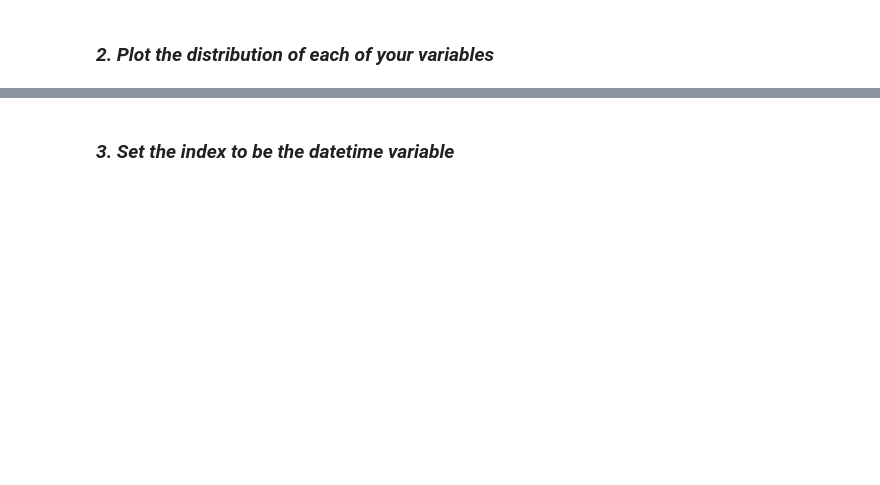
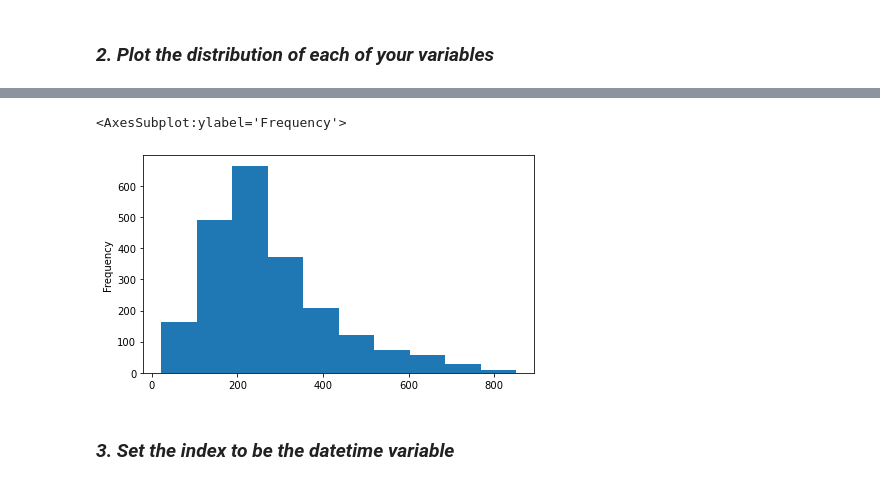
Before and after one commit to Severina7/time_series_exercises, a Jupyter notebook: preparation_exercises_ts.ipynb, the cells around one changed output, grey strips where cells are left out. Cells and saved outputs as stored; diff of their text form; code cells hidden in the pictures; blank space fills up the shorter version.

```diff
--- a/preparation_exercises_ts.ipynb
+++ b/preparation_exercises_ts.ipynb
@@ -210,2 +237,7 @@ df.head()
+# %%
+opsd.Wind_and_Solar.plot(kind='hist', figsize=(7, 4))
+# %% [output]
+<AxesSubplot:ylabel='Frequency'>
+[figure, added]
 # %% [markdown]
 ### *3. Set the index to be the datetime variable*
```
Also changed, not shown: parts of 22 cells of this notebook, 1 other file.
